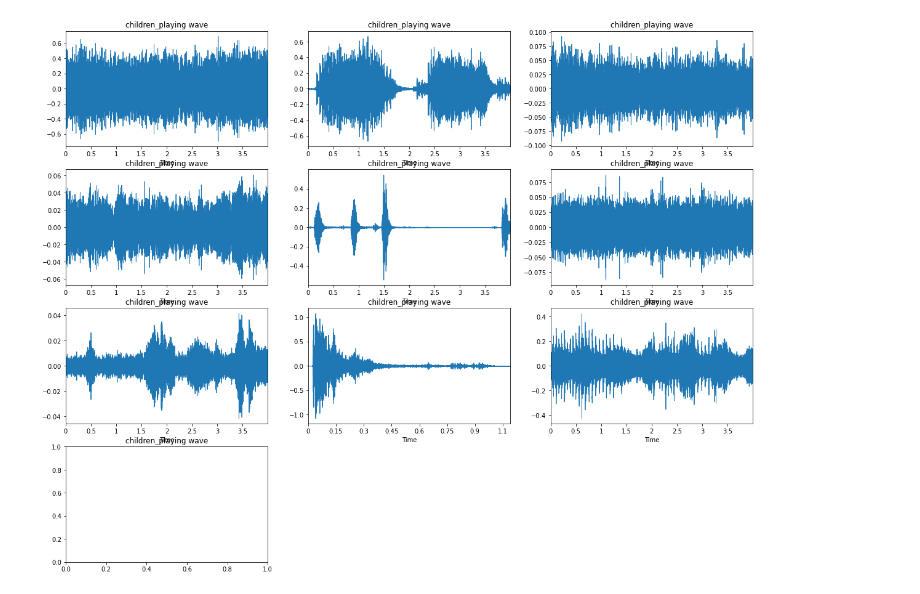
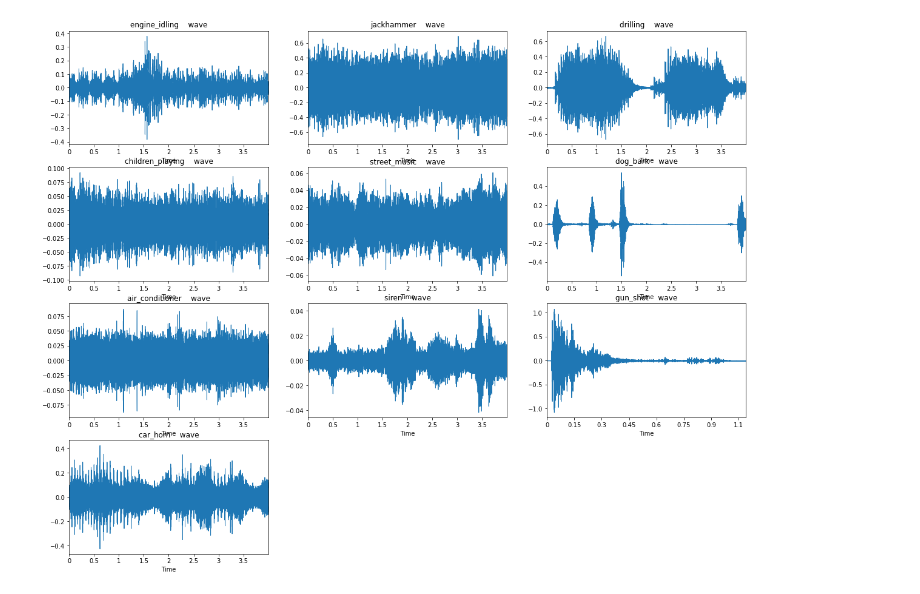
Before and after one commit to AchrafBella/Urban-sounds-Classification, a Jupyter notebook: Urban sounds classification.ipynb, the cells around one changed output. Cells and saved outputs as stored; diff of their text form; code cells hidden in the pictures.

```diff
--- a/Urban sounds classification.ipynb
+++ b/Urban sounds classification.ipynb
@@ -37,8 +50,4 @@ classes[["class", "classID"]]
 # %%
-classes_code = dict()
-for Class, classID in zip(classes["class"], classes["classID"]):
-    classes_code[classID] = Class
-    pass
-pass
+classes_code = {v:k for k,v in zip(classes["class"], classes["classID"])}
 # A dictionnary doesn't accept double values
 print(classes_code)
@@ -47,0 +74,6 @@ glob.glob('urban_dataset//**')
+# %%
+# how to show a wave using liborsa
+wave, sample_rate = librosa.load(dataset.file_name.iloc[0], duration = 4)
+plt.figure(figsize=(14, 5))
+librosa.display.waveplot(wave, sr = sample_rate)
+plt.show()
@@ -69,12 +122,13 @@ plt.show()
 # %%
+%%time
 plt.figure(figsize=(20,20))
 idx = 0
-for elm in dataset['label'].unique():
-    idx += 1
-    wave, sampling_rate = librosa.load(dataset[dataset.label == elm].file_name.iloc[0], duration = 5)
-    librosa.display.waveplot(wave, sr = sampling_rate)
+for label in dataset.label.unique():
+    y, sr = librosa.load(dataset[dataset.label==label].file_name.iloc[0], duration=4)
+    idx+=1
     plt.subplot(5, 3, idx)
-    plt.title("%s wave" % classes_code[int(label)])
+    plt.title("%s    wave" % classes_code[int(label)])
+    librosa.display.waveplot(y, sr=sr)
 plt.show()
 # %% [output]
-[figure, old version]
+[figure, new version]
```
Also changed, not shown: parts of 22 cells of this notebook.
